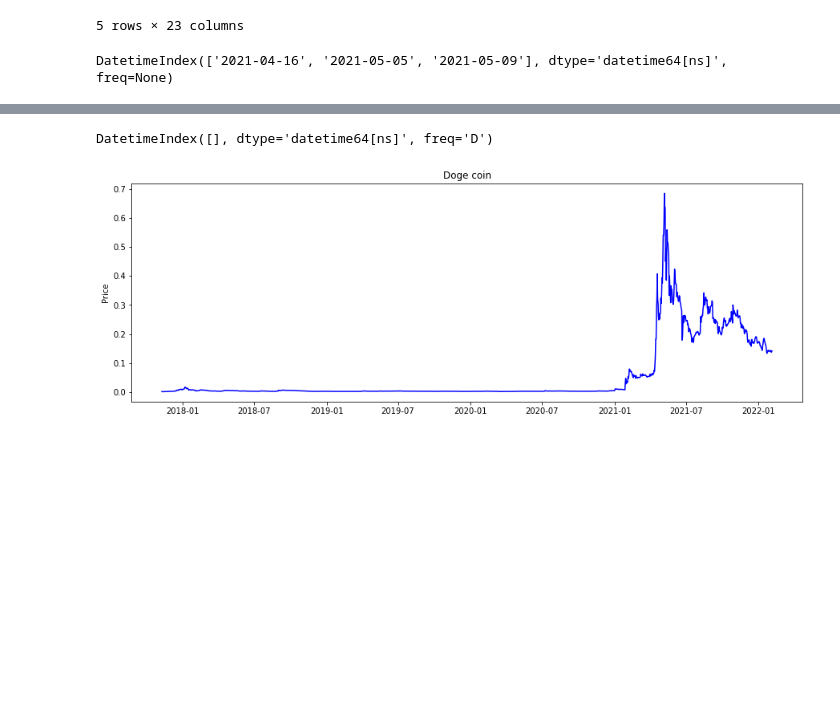
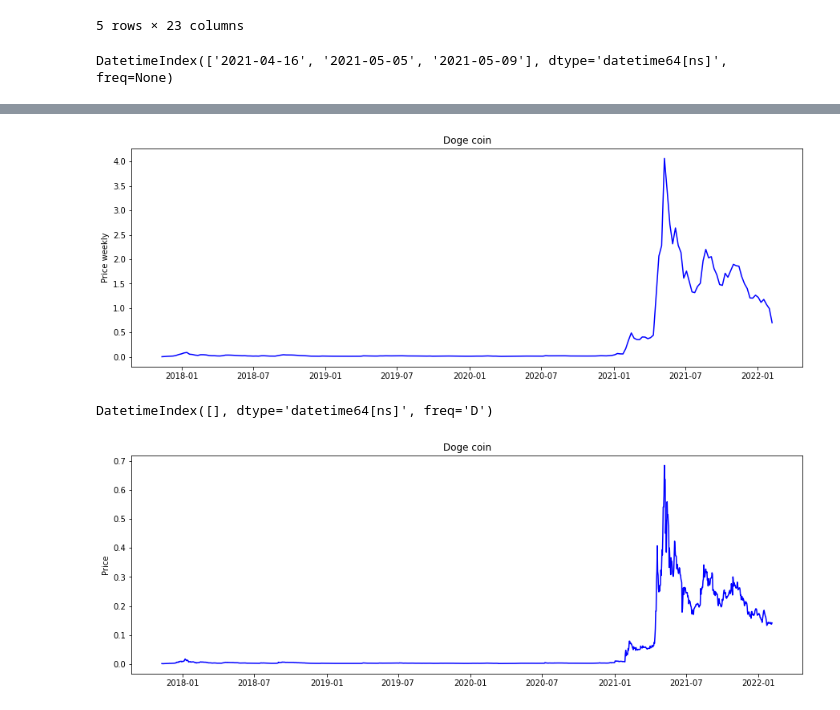
Before and after one commit to AnLong98/SIAP_2022, a Jupyter notebook: notebooks/doge_monthly_arima.ipynb, the cells around one changed output, grey strips where cells are left out. Cells and saved outputs as stored; diff of their text form; code cells hidden in the pictures; blank space fills up the shorter version.

```diff
--- a/notebooks/doge_monthly_arima.ipynb
+++ b/notebooks/doge_monthly_arima.ipynb
@@ -43,3 +59,11 @@ df = df.resample('D').ffill()
+# %%
+df_weekly= df.resample('W').sum()
+plt.figure(figsize=(15,5))
+plt.ylabel('Price weekly')
+plt.title('Doge coin')
+plt.plot(df_weekly.Close,'b-');
+# %% [output]
+[figure, added]
 # %%
 pd.date_range(start = '2017-11-09', end = '2022-02-04' ).difference(df.index)
 # %% [output]
```
Also changed, not shown: parts of 39 cells of this notebook, 3 other files.
